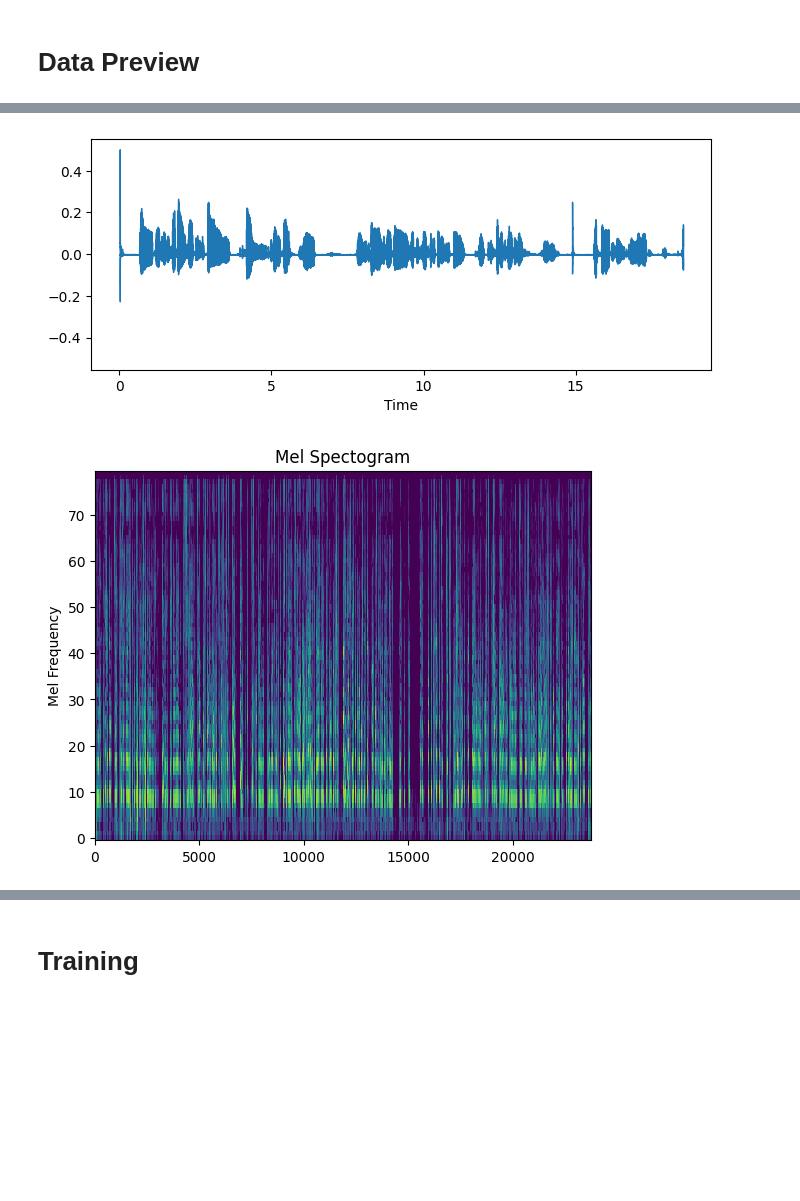
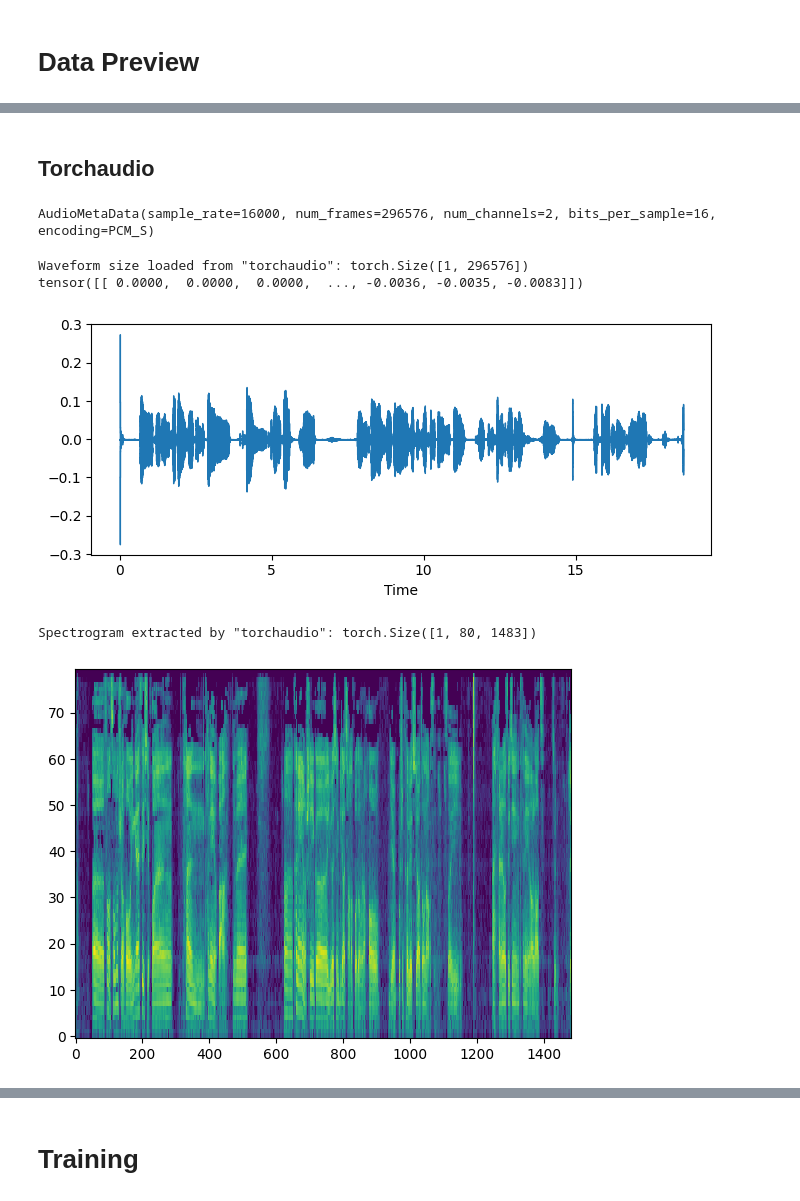
Before and after one commit to tabaraei/depression-detection, a Jupyter notebook: depression_detection.ipynb, the cells around one changed output, grey strips where cells are left out. Saved outputs shown, nothing was run; the diff lists cells and outputs as text; code cells hidden in the pictures; blank space fills up the shorter version.

```diff
--- a/depression_detection.ipynb
+++ b/depression_detection.ipynb
@@ -154,14 +25,4 @@ Mounted at /content/drive
 # %%
-import os
-import torch
-import torch.nn as nn
-import torch.nn.functional as F
-import torchaudio
-import torchaudio.transforms as transforms
-from torch.utils.data import Dataset, DataLoader
-from tqdm.notebook import tqdm, trange
-
-
 class EATDCorpusDataset(Dataset):
     def __init__(self):
         self.DATA_DIR = '/content/drive/MyDrive/Data/DepressionDetection/EATD-Corpus'
@@ -188,20 +49,24 @@ class EATDCorpusDataset(Dataset):
             return self.n_samples_test
 
     def extract_features(self, path):
-        try:
-            waveform, sr = torchaudio.load(path)
-            mel_spectrogram = transforms.MelSpectrogram(sample_rate=sr, n_mels=80)
-            melspec = mel_spectrogram(waveform)
-            return melspec
-        except:
-            return torch.tensor([])
+        # try:
+        sample_rate = librosa.get_samplerate(path)
+        waveform, _ = librosa.load(path, mono=True, sr=sample_rate)
+        if len(waveform) > 0:
+            melspec = librosa.feature.melspectrogram(y=waveform, sr=sample_rate, n_mels=80)
+            log_melspec = librosa.power_to_db(melspec)
+            log_melspec = melspec
+            log_melspec = torch.tensor(log_melspec).unsqueeze(dim=0)
+            return log_melspec
+        else:
+            return None
 
     def load_wav(self, sample):
         # Load the audio files and extract the MelSpec features
         melspec1 = self.extract_features(f'{self.DATA_DIR}/{sample}/positive_out.wav')
         melspec2 = self.extract_features(f'{self.DATA_DIR}/{sample}/neutral_out.wav')
         melspec3 = self.extract_features(f'{self.DATA_DIR}/{sample}/negative_out.wav')
-        features = torch.cat([t for t in [melspec1, melspec2, melspec3] if t.numel() > 0], dim=-1)
+        features = torch.cat([t for t in [melspec1, melspec2, melspec3] if t is not None], dim=-1)
 
         # Load the labels
         with open(f'{self.DATA_DIR}/{sample}/new_label.txt') as label:
@@ -231,7 +96,7 @@ class EATDCorpusDataset(Dataset):
                 self.n_samples_train += 1
             else:
                 # Test data (duplicate to have two channels)
-                self.X_test.append(features.repeat(2,1,1))
+                self.X_test.append(features)
                 self.y_test.append(target)
                 self.n_samples_test += 1
 
@@ -272,25 +130,29 @@ AudioMetaData(sample_rate=16000, num_frames=296576, num_channels=2, bits_per_sam
 [interactive output not drawn]
+# %% [markdown]
+## Torchaudio
+# %%
+metadata = torchaudio.info(AUDIO_FILE)
+print(metadata)
+# %% [output]
+AudioMetaData(sample_rate=16000, num_frames=296576, num_channels=2, bits_per_sample=16, encoding=PCM_S)
 # %%
-import librosa.display
-import matplotlib.pyplot as plt
+waveform, sample_rate = torchaudio.load(AUDIO_FILE)
+waveform = waveform.mean(dim=0, keepdim=True)
+print(f'Waveform size loaded from "torchaudio": {waveform.shape}')
+print(waveform)
 
-waveform, sample_rate = torchaudio.load(AUDIO_FILE)
 plt.figure(figsize=(8, 3))
 _ = librosa.display.waveshow(waveform.numpy(), sr=sample_rate)
 # %% [output]
+Waveform size loaded from "torchaudio": torch.Size([1, 296576])
+tensor([[ 0.0000,  0.0000,  0.0000,  ..., -0.0036, -0.0035, -0.0083]])
-[figure, old version]
+[figure, new version]
-# %%
-import librosa
-import matplotlib.pyplot as plt
-
-def plot_spectrogram(spectrogram):
-    plt.imshow(librosa.power_to_db(spectrogram), origin="lower", aspect="auto", interpolation="nearest")
-    plt.title('Mel Spectogram')
-    plt.ylabel('Mel Frequency')
-
-# Data Preview
-sample_idx = 7
-channel = 0
-plot_spectrogram(dataset.X_train[sample_idx, channel])
-# %% [output]
-[figure, removed]
+# %%
+mel_spectrogram = transforms.MelSpectrogram(sample_rate=sample_rate, n_mels=80)
+melspec = mel_spectrogram(waveform)
+print(f'Spectrogram extracted by "torchaudio": {melspec.shape}')
+
+_ = plt.imshow(librosa.power_to_db(melspec[0]), origin="lower", aspect="auto", interpolation="nearest")
+# %% [output]
+Spectrogram extracted by "torchaudio": torch.Size([1, 80, 1483])
+[figure, added]
```
Also changed, not shown: parts of 29 cells of this notebook.
